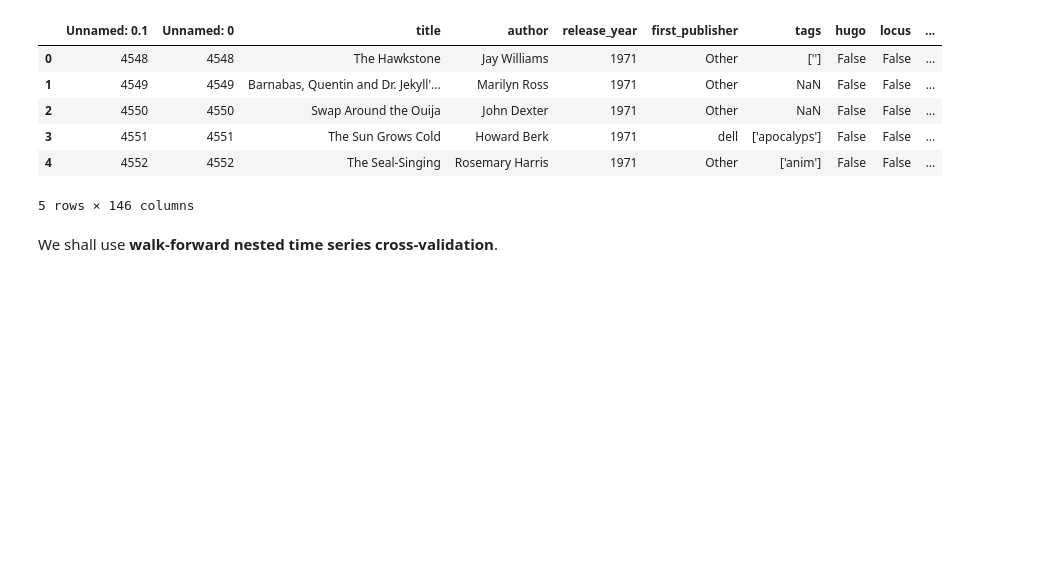
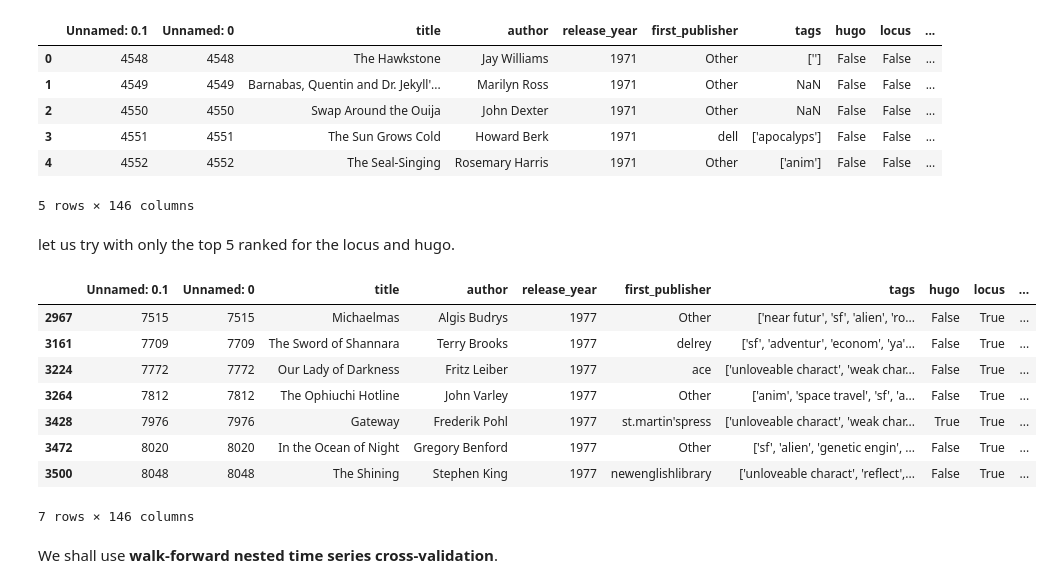
Before and after one commit to Erdos-Projects/summer26-nomination-worthy-books, a Jupyter notebook: CLEAN-REPO/models/xgb_ranker.ipynb, the cells around one changed output. Cells and saved outputs as stored; diff of their text form; code cells hidden in the pictures; blank space fills up the shorter version.

```diff
--- a/CLEAN-REPO/models/xgb_ranker.ipynb
+++ b/CLEAN-REPO/models/xgb_ranker.ipynb
@@ -25,3 +25,5 @@ books_tt.head()
 | 3 | 4551 | 4551 | The Sun Grows Cold | Howard Berk | 1971 | dell | ['apocalyps'] | False | False | ... |
 | 4 | 4552 | 4552 | The Seal-Singing | Rosemary Harris | 1971 | Other | ['anim'] | False | False | ... |
 5 rows × 146 columns
+# %% [markdown]
+let us try with only the top 5 ranked for the locus and hugo.
@@ -28,3 +39,15 @@ books_tt.head()
+# %%
+books_tt[(books_tt['locus']==True) & (books_tt['release_year']==1977)]
+# %% [output]
+|  | Unnamed: 0.1 | Unnamed: 0 | title | author | release_year | first_publisher | tags | hugo | locus | ... |
+| 2967 | 7515 | 7515 | Michaelmas | Algis Budrys | 1977 | Other | ['near futur', 'sf', 'alien', 'ro... | False | True | ... |
+| 3161 | 7709 | 7709 | The Sword of Shannara | Terry Brooks | 1977 | delrey | ['sf', 'adventur', 'econom', 'ya'... | False | True | ... |
+| 3224 | 7772 | 7772 | Our Lady of Darkness | Fritz Leiber | 1977 | ace | ['unloveable charact', 'weak char... | False | True | ... |
+| 3264 | 7812 | 7812 | The Ophiuchi Hotline | John Varley | 1977 | Other | ['anim', 'space travel', 'sf', 'a... | False | True | ... |
+| 3428 | 7976 | 7976 | Gateway | Frederik Pohl | 1977 | st.martin'spress | ['unloveable charact', 'weak char... | True | True | ... |
+| 3472 | 8020 | 8020 | In the Ocean of Night | Gregory Benford | 1977 | Other | ['sf', 'alien', 'genetic engin', ... | False | True | ... |
+| 3500 | 8048 | 8048 | The Shining | Stephen King | 1977 | newenglishlibrary | ['unloveable charact', 'reflect',... | False | True | ... |
+7 rows × 146 columns
 # %%
 from sklearn.pipeline import Pipeline
 from sklearn.compose import ColumnTransformer
```
Also changed, not shown: parts of 10 cells of this notebook, 1 other file.
